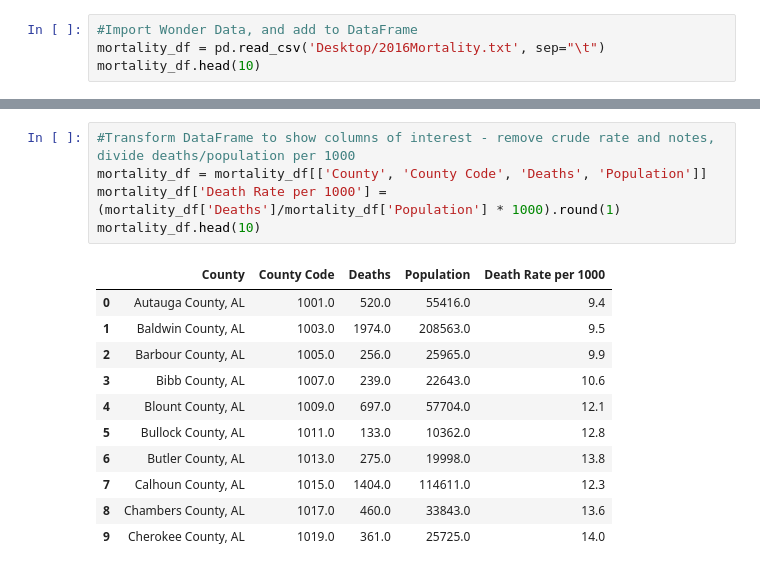
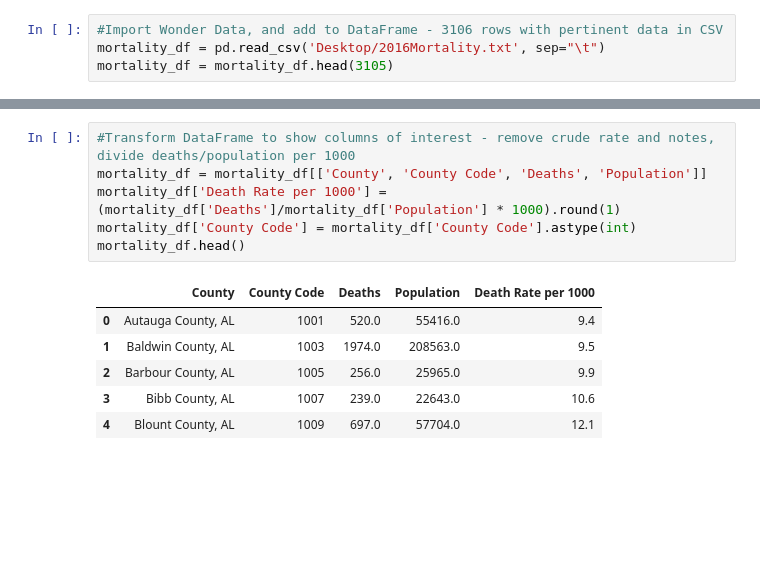
Before and after one commit to hlbarker2/MorbidCuriosity, a Jupyter notebook: MortalityData-Cleaning.ipynb, the cells around one changed output, grey strips where cells are left out. Cells and saved outputs as stored; diff of their text form; blank space fills up the shorter version.

```diff
--- a/MortalityData-Cleaning.ipynb
+++ b/MortalityData-Cleaning.ipynb
@@ -4,4 +5,4 @@ import pandas as pd
 # %%
-#Import Wonder Data, and add to DataFrame
+#Import Wonder Data, and add to DataFrame - 3106 rows with pertinent data in CSV
 mortality_df = pd.read_csv('Desktop/2016Mortality.txt', sep="\t")
-mortality_df.head(10)
+mortality_df = mortality_df.head(3105)
@@ -20,17 +9,13 @@ mortality_df.head(10)
 # %%
 #Transform DataFrame to show columns of interest - remove crude rate and notes, divide deaths/population per 1000
 mortality_df = mortality_df[['County', 'County Code', 'Deaths', 'Population']]
 mortality_df['Death Rate per 1000'] = (mortality_df['Deaths']/mortality_df['Population'] * 1000).round(1)
-mortality_df.head(10)
+mortality_df['County Code'] = mortality_df['County Code'].astype(int)
+mortality_df.head()
 # %% [output]
 |  | County | County Code | Deaths | Population | Death Rate per 1000 |
-| 0 | Autauga County, AL | 1001.0 | 520.0 | 55416.0 | 9.4 |
-| 1 | Baldwin County, AL | 1003.0 | 1974.0 | 208563.0 | 9.5 |
-| 2 | Barbour County, AL | 1005.0 | 256.0 | 25965.0 | 9.9 |
-| 3 | Bibb County, AL | 1007.0 | 239.0 | 22643.0 | 10.6 |
-| 4 | Blount County, AL | 1009.0 | 697.0 | 57704.0 | 12.1 |
-| 5 | Bullock County, AL | 1011.0 | 133.0 | 10362.0 | 12.8 |
-| 6 | Butler County, AL | 1013.0 | 275.0 | 19998.0 | 13.8 |
-| 7 | Calhoun County, AL | 1015.0 | 1404.0 | 114611.0 | 12.3 |
-| 8 | Chambers County, AL | 1017.0 | 460.0 | 33843.0 | 13.6 |
-| 9 | Cherokee County, AL | 1019.0 | 361.0 | 25725.0 | 14.0 |
+| 0 | Autauga County, AL | 1001 | 520.0 | 55416.0 | 9.4 |
+| 1 | Baldwin County, AL | 1003 | 1974.0 | 208563.0 | 9.5 |
+| 2 | Barbour County, AL | 1005 | 256.0 | 25965.0 | 9.9 |
+| 3 | Bibb County, AL | 1007 | 239.0 | 22643.0 | 10.6 |
+| 4 | Blount County, AL | 1009 | 697.0 | 57704.0 | 12.1 |
```
Also changed, not shown: parts of 12 cells of this notebook.
